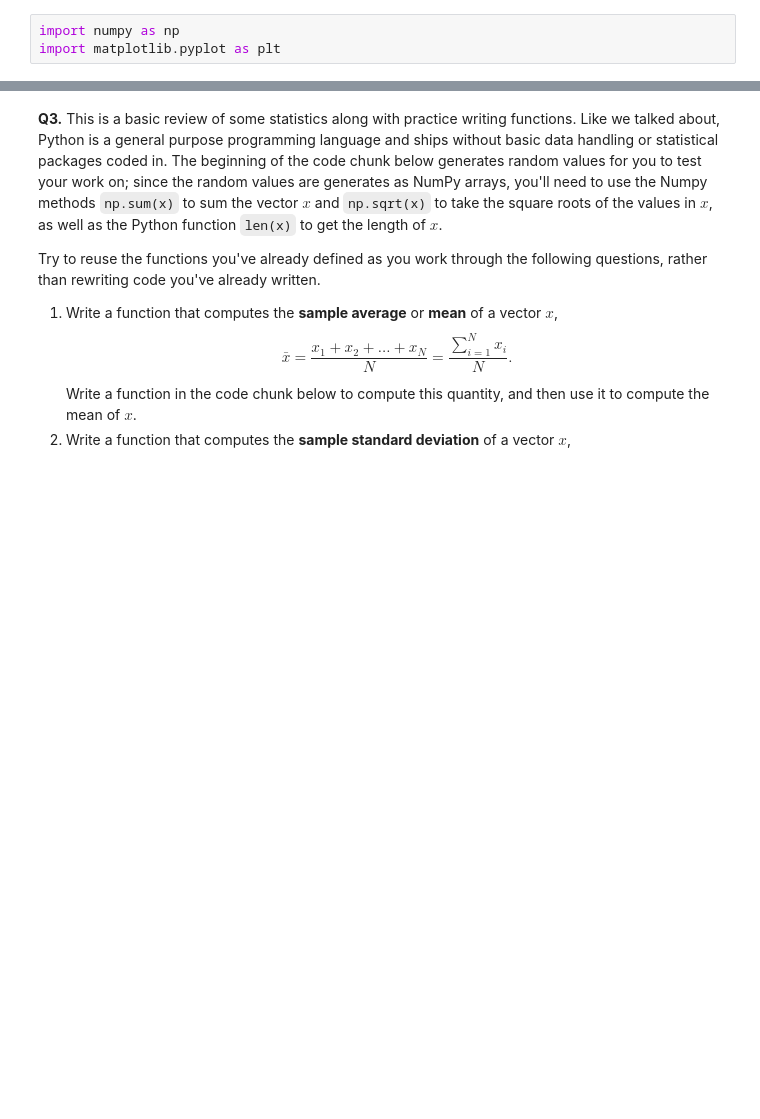
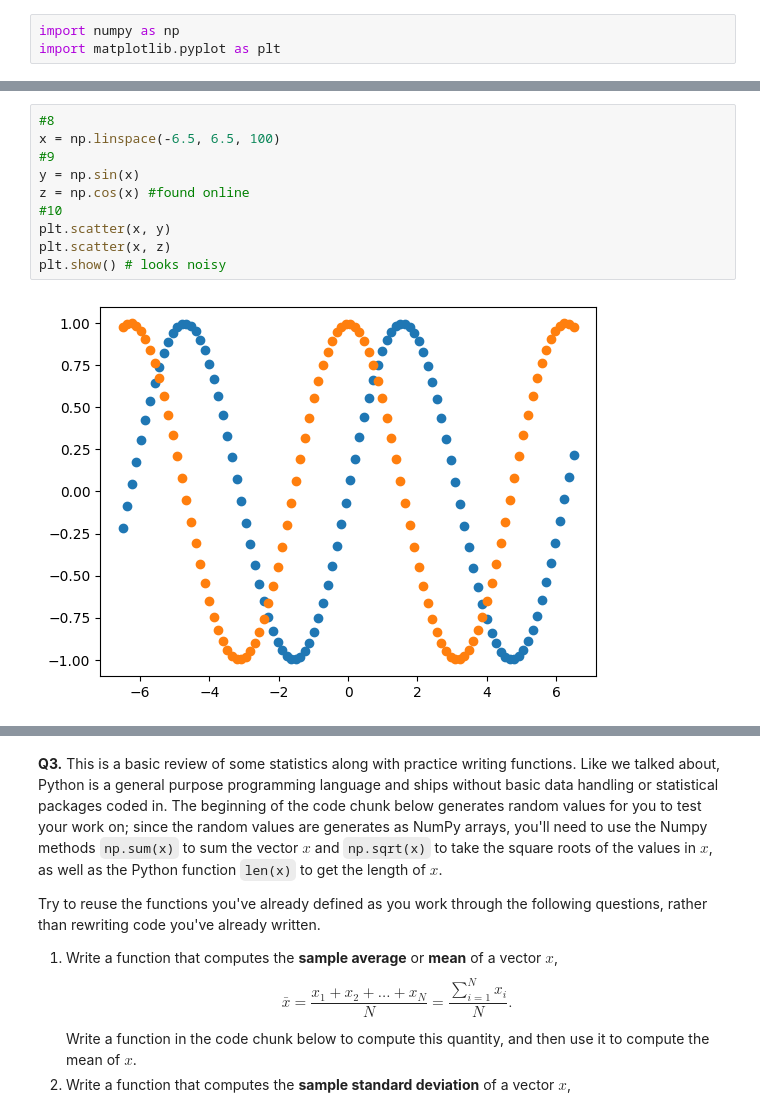
Before and after one commit to NickLarsonUVA/DS3001-programming, a Jupyter notebook: assignment/assignment_programming.ipynb, the cells around one changed output, grey strips where cells are left out. Cells and saved outputs as stored; diff of their text form; blank space fills up the shorter version.

```diff
--- a/assignment/assignment_programming.ipynb
+++ b/assignment/assignment_programming.ipynb
@@ -48,0 +87,12 @@ import matplotlib.pyplot as plt
+# %%
+#8
+x = np.linspace(-6.5, 6.5, 100)
+#9
+y = np.sin(x)
+z = np.cos(x) #found online
+#10
+plt.scatter(x, y)
+plt.scatter(x, z)
+plt.show() # looks noisy
+# %% [output]
+[figure, added]
```
Also changed, not shown: parts of 7 cells of this notebook.
